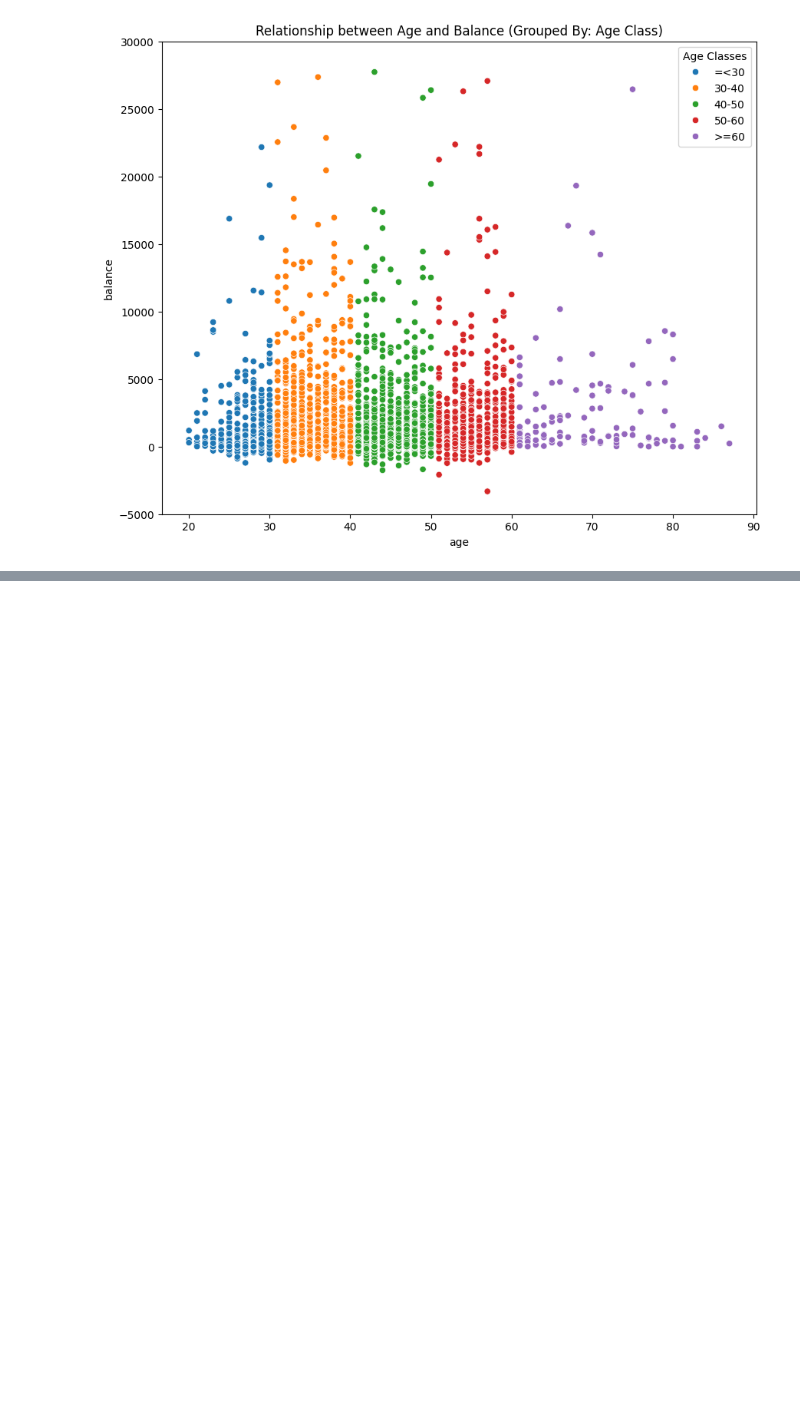
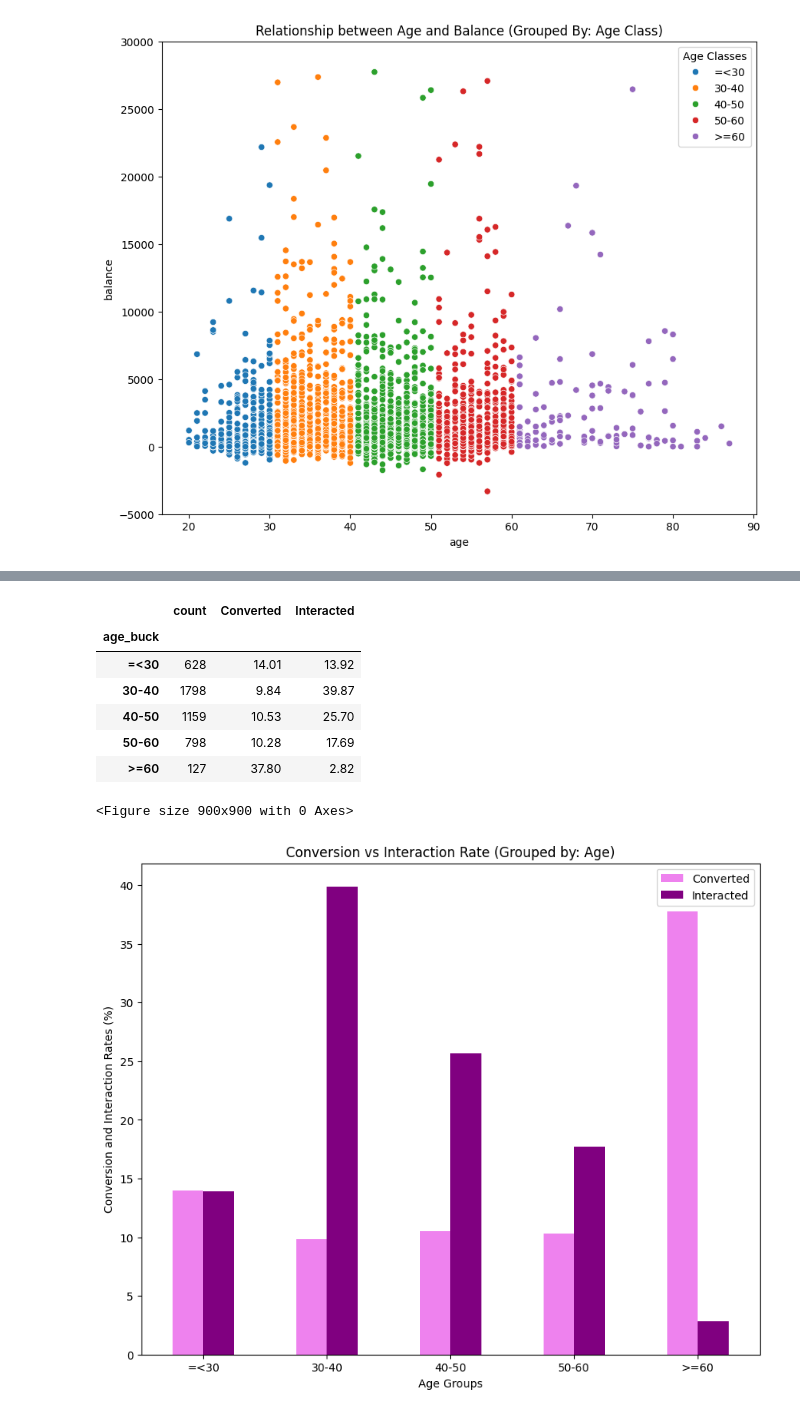
Before and after one commit to noorraghib12/BlockStakML-Raghib-Noor, a Jupyter notebook: BLOCK_STAK_ML.ipynb, the cells around one changed output, grey strips where cells are left out. Cells and saved outputs as stored; diff of their text form; code cells hidden in the pictures; blank space fills up the shorter version.

```diff
--- a/BLOCK_STAK_ML.ipynb
+++ b/BLOCK_STAK_ML.ipynb
@@ -353,0 +239,28 @@ df[['age','balance','duration','campaign','month','previous','y']]
+# %%
+age = pd.DataFrame(df['age_buck'].value_counts())
+
+result_age_group=df.groupby(['age_buck','result']).result.count()
+subscription_idx=[i for i  in result_age_group.index.tolist() if i[1]=='yes']
+
+
+age.sort_index(inplace=True)
+age['Converted']=((result_age_group[subscription_idx].to_numpy()/age['count'])*100).round(2)
+age['Interacted']=((age['count']/age['count'].sum())*100).round(2)
+plt.figure(figsize=(9,9))
+age[['Converted','Interacted']].plot(kind='bar',figsize=(10,8),color=('violet','purple'))
+
+plt.xlabel("Age Groups")
+plt.ylabel('Conversion and Interaction Rates (%)')
+plt.xticks(rotation='horizontal')
+plt.title('Conversion vs Interaction Rate (Grouped by: Age)')
+age
+# %% [output]
+|  | count | Converted | Interacted |
+| age_buck |  |  |  |
+| =<30 | 628 | 14.01 | 13.92 |
+| 30-40 | 1798 | 9.84 | 39.87 |
+| 40-50 | 1159 | 10.53 | 25.70 |
+| 50-60 | 798 | 10.28 | 17.69 |
+| >=60 | 127 | 37.80 | 2.82 |
+<Figure size 900x900 with 0 Axes>
+[figure, added]
```
Also changed, not shown: parts of 47 cells of this notebook.
